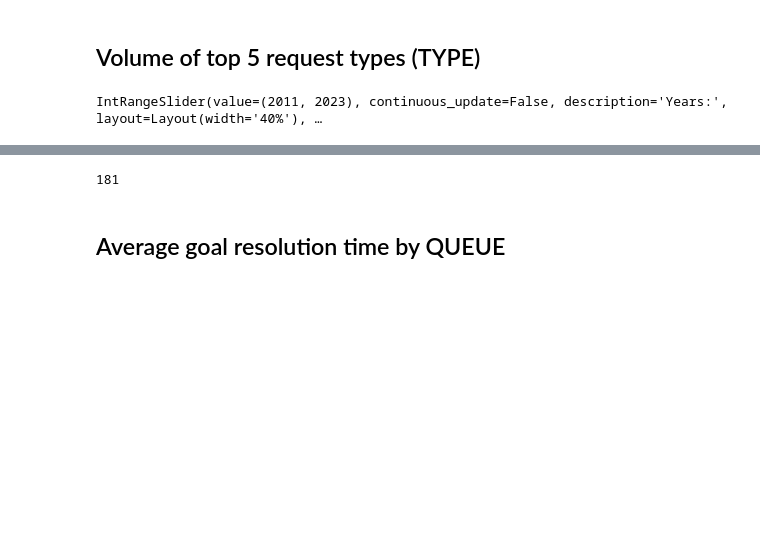
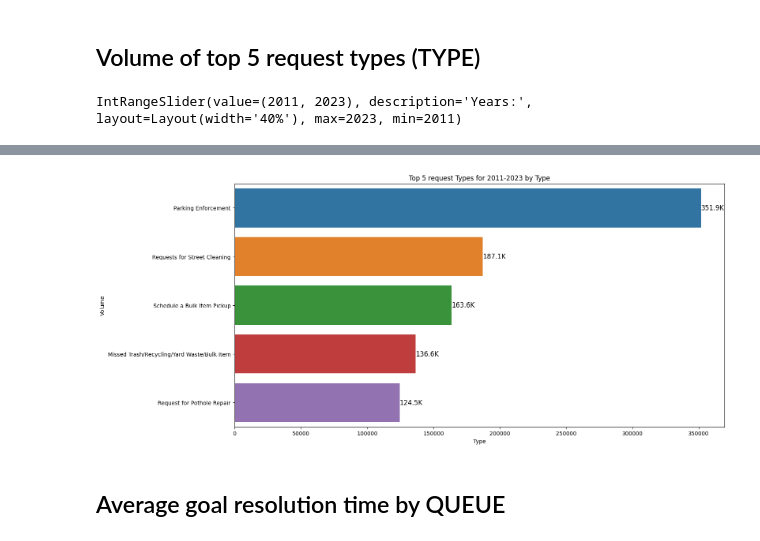
Before and after one commit to Laerk23/CS506-311ServiceTracker, a Jupyter notebook: fa23-team-d/notebooks/base-questions.ipynb, the cells around one changed output, grey strips where cells are left out. Saved outputs shown, nothing was run; the diff lists cells and outputs as text; code cells hidden in the pictures; blank space fills up the shorter version.

```diff
--- a/fa23-team-d/notebooks/base-questions.ipynb
+++ b/fa23-team-d/notebooks/base-questions.ipynb
@@ -179,52 +164,42 @@ display(output_day_avg)
 # %% [markdown]
 ## Volume of top 5 request types (TYPE)
 # %%
-year_range = df.open_dt.dt.year.agg(['min','max'])
-year_slider = widgets.IntRangeSlider(
-    value=[year_range['min'], year_range['max']],
-    min=year_range['min'],
-    max=year_range['max'],
+year_slider_type = widgets.IntRangeSlider(
+    value=[year_min,year_max],
+    min=year_min,
+    max=year_max,
     step=1,
     description='Years:',
-    disabled=False,
-    continuous_update=False,
-    orientation='horizontal',
-    readout=True,
-    readout_format='d',
     layout=widgets.Layout(width='40%')
 )
-plot_button = widgets.Button(description='Plot')
 
-def plot():
-    years = year_slider.value
+plot_button_type = widgets.Button(description='Plot')
+
+def plot_type():
+    years = year_slider_type.value
     filtered = df[df.open_dt.dt.year.between(years[0],years[1])]
 
-    if years[0] == years[1]:
-        plt.title(f'Top 5 request Types for {years[0]}')
+    if years[0]==years[1]:
+        plt.title(f'Top 5 request Types for {years[0]} by Type')
     else:
-        plt.title(f'Top 5 request Types for {years[0]}-{years[1]}')
+        plt.title(f'Top 5 request Types for {years[0]}-{years[1]} by Type')
 
-    fig = sns.countplot(filtered,x=filtered['type'], order = filtered['type'].value_counts().head().index)
+    fig = sns.countplot(data=filtered,y='type',order=filtered['type'].value_counts().iloc[:5].index)
 
     fig.bar_label(fig.containers[0],fmt=fmt,fontsize=12)
-    fig.set(xlabel='Source',ylabel='Volume')
+    fig.set(xlabel='Type',ylabel='Volume')
+
     plt.show()
 
 
-output_type = widgets.Output()
+def button_click_type(b):
+    clear_output(wait=True)
+    display(year_slider_type)
+    display(plot_button_type)
+    plot_type()
 
-def on_button_clicked(b):
-    with output_type:
-        output_type.clear_output()
-        plot()
-
-plot_button.on_click(on_button_clicked)
-
-display(year_slider)
-display(plot_button)
-display(output_type)
-
-on_button_clicked(None)
+plot_button_type.on_click(button_click_type)
+plot_button_type.click()
 # %% [output]
-IntRangeSlider(value=(2011, 2023), continuous_update=False, description='Years:', layout=Layout(width='40%'), …
+IntRangeSlider(value=(2011, 2023), description='Years:', layout=Layout(width='40%'), max=2023, min=2011)
 [interactive output not drawn]
@@ -232,7 +206,4 @@ IntRangeSlider(value=(2011, 2023), continuous_update=False, description='Years:'
+[figure, added]
-# %%
-df['queue'].nunique()
-# %% [output]
-181
 # %% [markdown]
 ## Average goal resolution time by QUEUE
 # %% [markdown]
```
Also changed, not shown: parts of 11 cells of this notebook.
